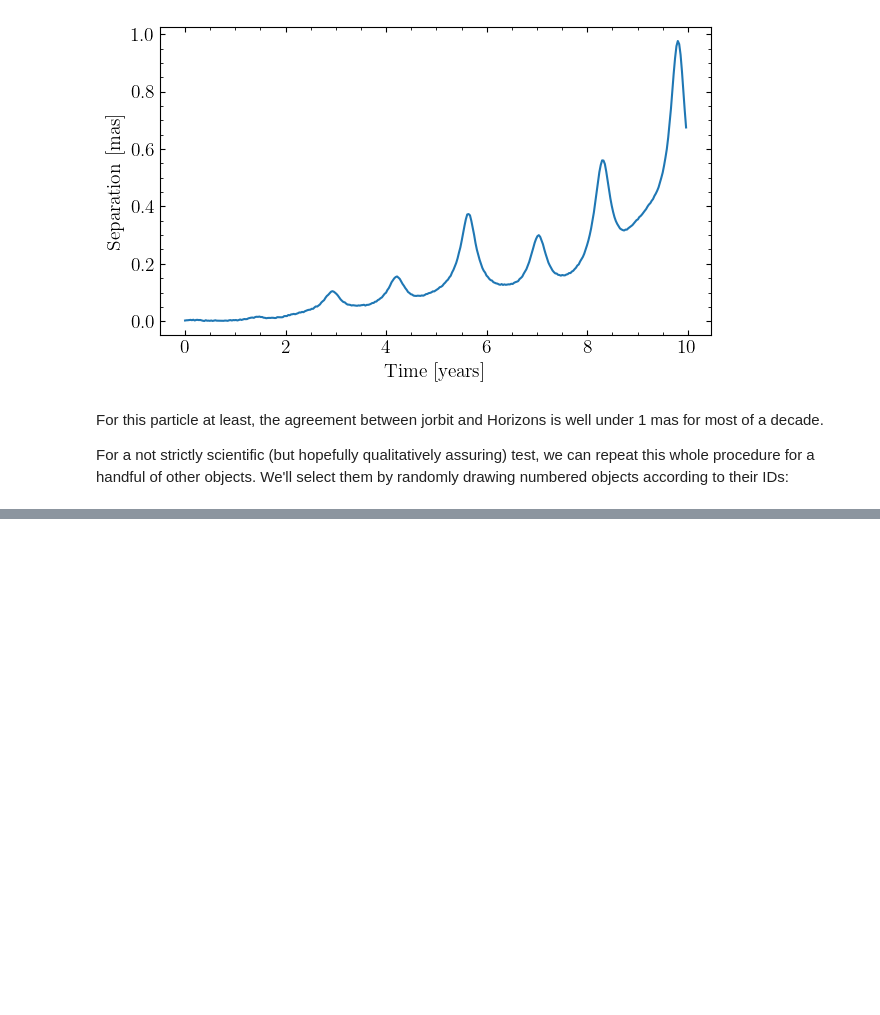
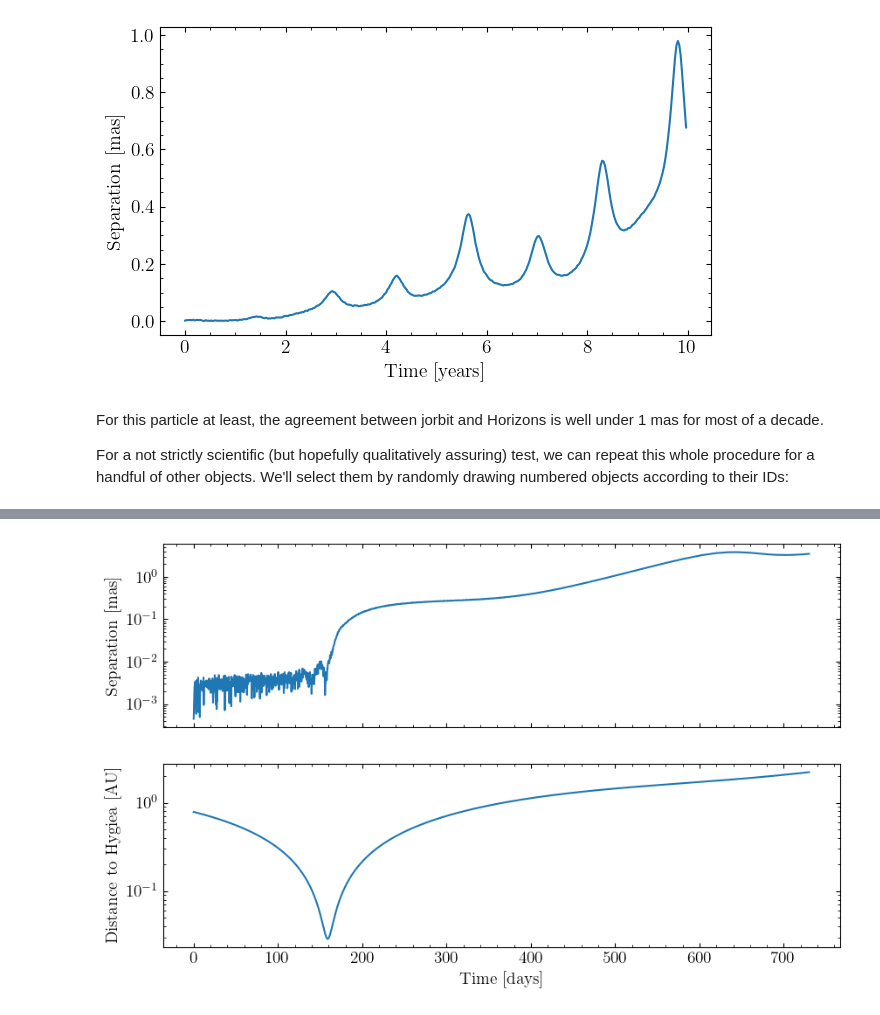
Before and after one commit to ben-cassese/jorbit, a Jupyter notebook: docs/tutorials/skip_tests/compare_w_horizons.ipynb, the cells around one changed output, grey strips where cells are left out. Drawn from its saved outputs; the diff is of its cells as text; code cells hidden in the pictures; blank space fills up the shorter version.

```diff
--- a/docs/tutorials/skip_tests/compare_w_horizons.ipynb
+++ b/docs/tutorials/skip_tests/compare_w_horizons.ipynb
@@ -81,0 +130,34 @@ Thankfully it looks like (274301) Wikipedia wasn't just a lucky guess and that m
+# %%
+p = Particle.from_horizons(name="452366", time=Time("2028-01-01"))
+times = Time("2028-01-01") + jnp.arange(0, 365 * 2, 0.333) * u.day
+
+jorbit_eph = p.ephemeris(times=times, observer="kitt peak")
+
+_data = horizons_bulk_astrometry_query(target="452366", center="695@399", times=times)
+horizons_eph = SkyCoord(
+    ra=_data["RA"], dec=_data["DEC"], unit=(u.deg, u.deg), obstime=times
+)
+
+x, v = p.integrate(times)
+
+hygiea_state = eph.state(times)["hygiea"]["x"].to(u.au).value
+# %%
+fig, ax = plt.subplots(figsize=(10, 6), nrows=2, sharex=True)
+ax[0].plot(
+    (times - Time("2028-01-01")).to(u.day),
+    (jorbit_eph.separation(horizons_eph)).to(u.mas),
+)
+ax[0].set(ylabel="Separation [mas]", yscale="log")
+
+ax[1].plot(
+    (times - Time("2028-01-01")).to(u.day), np.linalg.norm(hygiea_state - x, axis=1)
+)
+ax[1].set(yscale="log", xlabel="Time [days]", ylabel="Distance to Hygiea [AU]")
+
+print(
+    f"Closest approach to Hygiea is {np.min(np.linalg.norm(hygiea_state - x, axis=1)):.2e} AU"
+)
+print(
+    f"Closest approach to Hygiea occurs at {times[np.argmin(np.linalg.norm(hygiea_state - x, axis=1))].iso}"
+)
+# %% [output]
@@ -81,0 +166 @@ Thankfully it looks like (274301) Wikipedia wasn't just a lucky guess and that m
+[figure, added]
```
Also changed, not shown: parts of 13 cells of this notebook, 1 other file.
